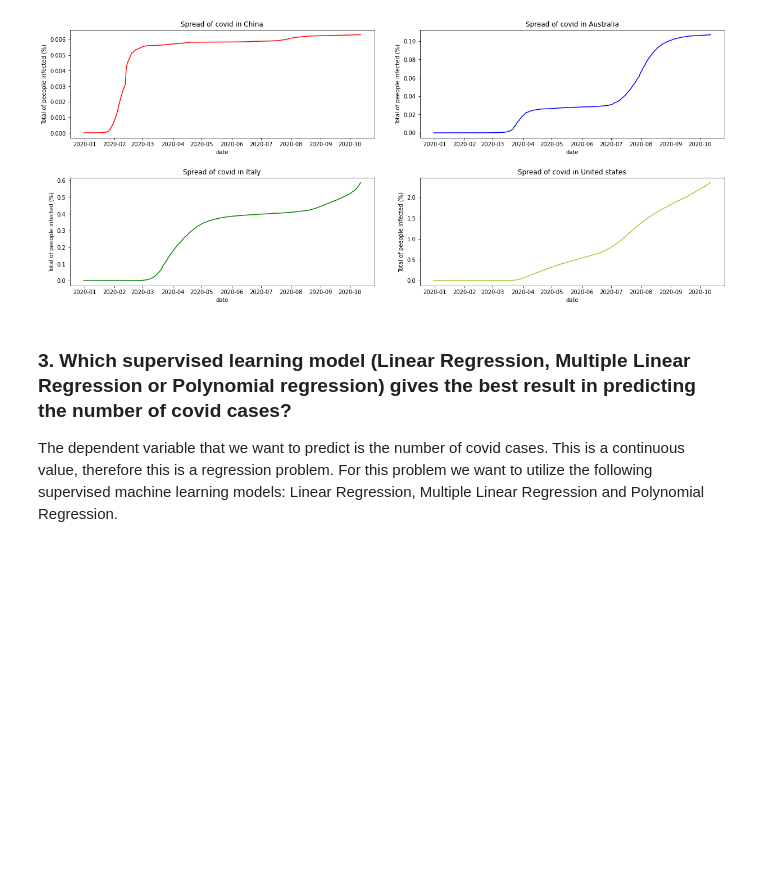
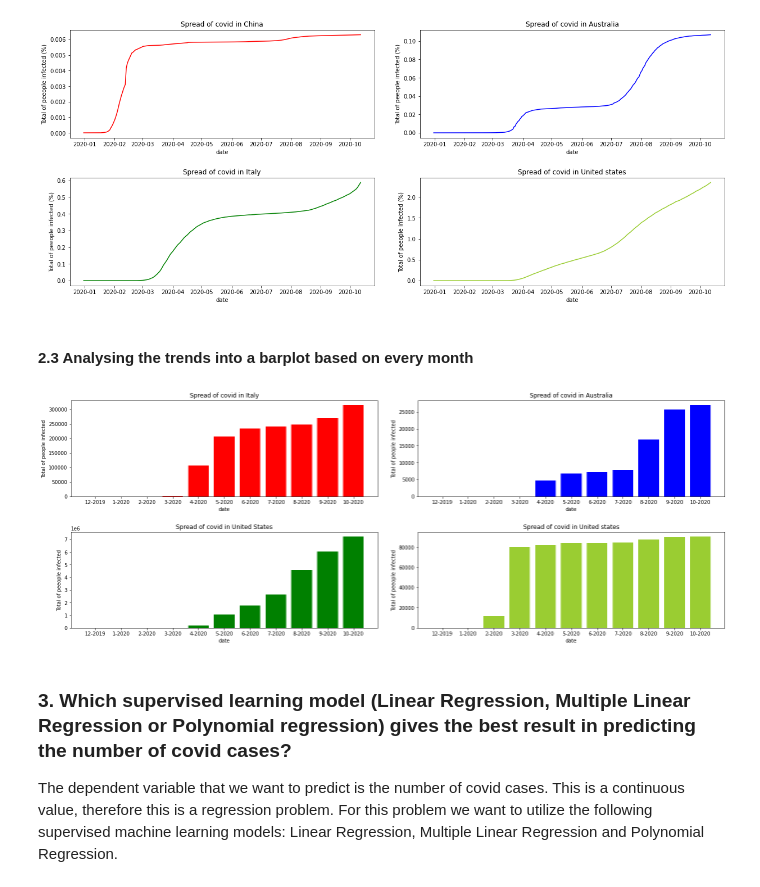
Before and after one commit to Tuaneyo/machine-learning-assignment, a Jupyter notebook: Uitwerking v3.0.ipynb, the cells around one changed output. Cells and saved outputs as stored; diff of their text form; code cells hidden in the pictures; blank space fills up the shorter version.

```diff
--- a/Uitwerking v3.0.ipynb
+++ b/Uitwerking v3.0.ipynb
@@ -178,3 +178,5 @@ ax[1, 1].set_ylabel("Total of peeople infected (%)")
 plt.show()
 # %% [output]
 [figure]
+# %% [markdown]
+#### 2.3 Analysing the trends into a barplot based on every month
@@ -181,3 +211,30 @@ plt.show()
+# %%
+# Plot infomration
+fig, ax = plt.subplots(2, 2, figsize=(20, 8))
+fig.tight_layout(pad=5.0)
+
+ax[0, 0].bar(italy_X, italy_y, label="Italy", color='red')
+ax[0, 0].set_title("Spread of covid in Italy")
+ax[0, 0].set_xlabel("date")
+ax[0, 0].set_ylabel("Total of people infected")
+
+ax[0, 1].bar(australia_X, australia_y, label="Australia", color="blue")
+ax[0, 1].set_title("Spread of covid in Australia")
+ax[0, 1].set_xlabel("date")
+ax[0, 1].set_ylabel("Total of people infected")
+
+ax[1, 0].bar(usa_X, usa_y, label="United States", color="green")
+ax[1, 0].set_title("Spread of covid in United States")
+ax[1, 0].set_xlabel("date")
+ax[1, 0].set_ylabel("Total of peeople infected")
+
+ax[1, 1].bar(china_X, china_y, label="United States", color="yellowgreen")
+ax[1, 1].set_title("Spread of covid in United states")
+ax[1, 1].set_xlabel("date")
+ax[1, 1].set_ylabel("Total of peeople infected")
+plt.show()
+# %% [output]
+[figure, added]
 # %% [markdown]
 ### 3. Which supervised learning model (Linear Regression, Multiple Linear Regression or Polynomial regression) gives the best result in predicting the number of covid cases?
 The dependent variable that we want to predict is the number of covid cases. This is a continuous value, therefore this is a regression problem. For this problem we want to utilize the following supervised machine learning models: Linear Regression, Multiple Linear Regression and Polynomial Regression.
```
Also changed, not shown: parts of 1 cell of this notebook, 1 other file.
